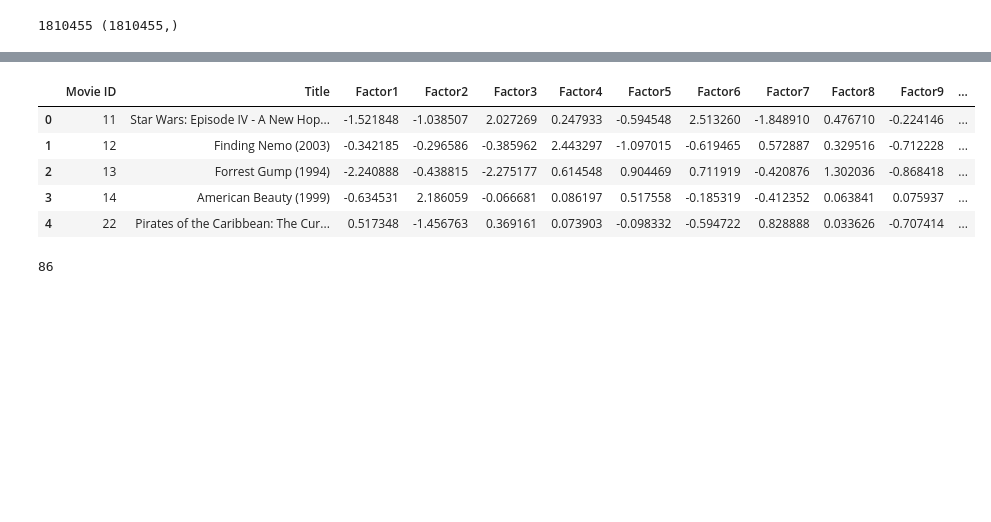
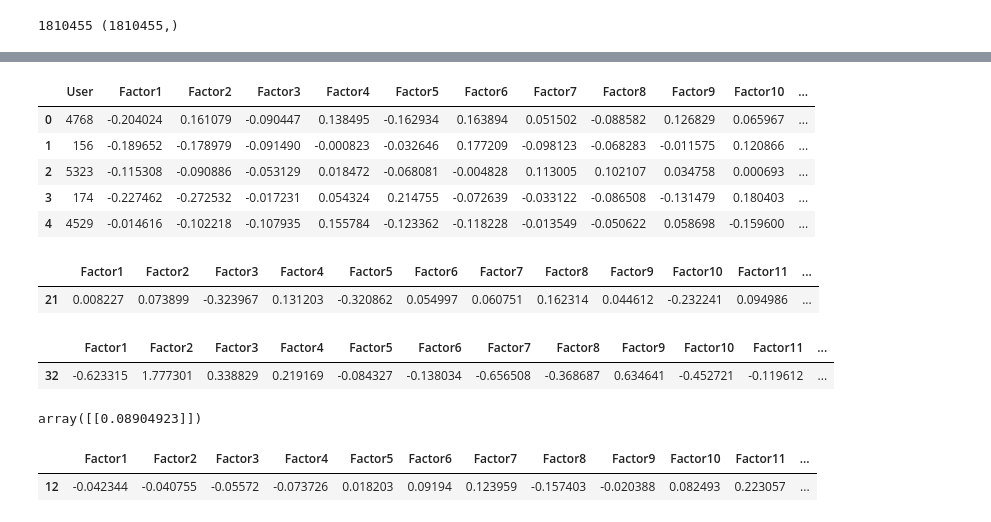
Before and after one commit to EmmanuelABonsu/CE888, a Jupyter notebook: src/lab4-recommender/my_recommender.ipynb, the cells around one changed output, grey strips where cells are left out. Drawn from its saved outputs; the diff is of its cells as text; code cells hidden in the pictures; blank space fills up the shorter version.

```diff
--- a/src/lab4-recommender/my_recommender.ipynb
+++ b/src/lab4-recommender/my_recommender.ipynb
@@ -209,14 +248,10 @@ comparison_data
 # %%
-df2= pd.read_excel("movies_latent_factors.xlsx")
-df2.head()
+df_Users = pd.read_excel("movies_latent_factors.xlsx", sheet_name='Users')
+df_Users.head()
 # %% [output]
-|  | Movie ID | Title | Factor1 | Factor2 | Factor3 | Factor4 | Factor5 | Factor6 | Factor7 | Factor8 | Factor9 | ... |
-| 0 | 11 | Star Wars: Episode IV - A New Hop... | -1.521848 | -1.038507 | 2.027269 | 0.247933 | -0.594548 | 2.513260 | -1.848910 | 0.476710 | -0.224146 | ... |
-| 1 | 12 | Finding Nemo (2003) | -0.342185 | -0.296586 | -0.385962 | 2.443297 | -1.097015 | -0.619465 | 0.572887 | 0.329516 | -0.712228 | ... |
-| 2 | 13 | Forrest Gump (1994) | -2.240888 | -0.438815 | -2.275177 | 0.614548 | 0.904469 | 0.711919 | -0.420876 | 1.302036 | -0.868418 | ... |
-| 3 | 14 | American Beauty (1999) | -0.634531 | 2.186059 | -0.066681 | 0.086197 | 0.517558 | -0.185319 | -0.412352 | 0.063841 | 0.075937 | ... |
-| 4 | 22 | Pirates of the Caribbean: The Cur... | 0.517348 | -1.456763 | 0.369161 | 0.073903 | -0.098332 | -0.594722 | 0.828888 | 0.033626 | -0.707414 | ... |
+|  | User | Factor1 | Factor2 | Factor3 | Factor4 | Factor5 | Factor6 | Factor7 | Factor8 | Factor9 | Factor10 | ... |
+| 0 | 4768 | -0.204024 | 0.161079 | -0.090447 | 0.138495 | -0.162934 | 0.163894 | 0.051502 | -0.088582 | 0.126829 | 0.065967 | ... |
+| 1 | 156 | -0.189652 | -0.178979 | -0.091490 | -0.000823 | -0.032646 | 0.177209 | -0.098123 | -0.068283 | -0.011575 | 0.120866 | ... |
+| 2 | 5323 | -0.115308 | -0.090886 | -0.053129 | 0.018472 | -0.068081 | -0.004828 | 0.113005 | 0.102107 | 0.034758 | 0.000693 | ... |
+| 3 | 174 | -0.227462 | -0.272532 | -0.017231 | 0.054324 | 0.214755 | -0.072639 | -0.033122 | -0.086508 | -0.131479 | 0.180403 | ... |
+| 4 | 4529 | -0.014616 | -0.102218 | -0.107935 | 0.155784 | -0.123362 | -0.118228 | -0.013549 | -0.050622 | 0.058698 | -0.159600 | ... |
-# %%
-df2['Factor1'].argmax()
-# %% [output]
-86
@@ -228,0 +258,27 @@ df2['Factor1'].argmax()
+# %%
+# Making Predictions
+user_factors= df_Users[(df_Users["User"] == 4327)]
+user_factors = user_factors.drop('User', axis=1)
+user_factors
+# %% [output]
+|  | Factor1 | Factor2 | Factor3 | Factor4 | Factor5 | Factor6 | Factor7 | Factor8 | Factor9 | Factor10 | Factor11 | ... |
+| 21 | 0.008227 | 0.073899 | -0.323967 | 0.131203 | -0.320862 | 0.054997 | 0.060751 | 0.162314 | 0.044612 | -0.232241 | 0.094986 | ... |
+# %%
+movie_factors = df_Items[(df_Items["Movie ID"] == 275)]
+movie_factors = movie_factors.drop(["Movie ID", "Title"], axis=1)
+movie_factors
+# %% [output]
+|  | Factor1 | Factor2 | Factor3 | Factor4 | Factor5 | Factor6 | Factor7 | Factor8 | Factor9 | Factor10 | Factor11 | ... |
+| 32 | -0.623315 | 1.777301 | 0.338829 | 0.219169 | -0.084327 | -0.138034 | -0.656508 | -0.368687 | 0.634641 | -0.452721 | -0.119612 | ... |
+# %%
+user_factors.values.dot(movie_factors.values.T)
+# %% [output]
+array([[0.08904923]])
+# %%
+#  Finding top movie recommendations for user
+user_factors= df_Users[(df_Users["User"] == 3806)]
+user_factors = user_factors.drop('User', axis=1)
+user_factors
+# %% [output]
+|  | Factor1 | Factor2 | Factor3 | Factor4 | Factor5 | Factor6 | Factor7 | Factor8 | Factor9 | Factor10 | Factor11 | ... |
+| 12 | -0.042344 | -0.040755 | -0.05572 | -0.073726 | 0.018203 | 0.09194 | 0.123959 | -0.157403 | -0.020388 | 0.082493 | 0.223057 | ... |
```
Also changed, not shown: parts of 13 cells of this notebook.
